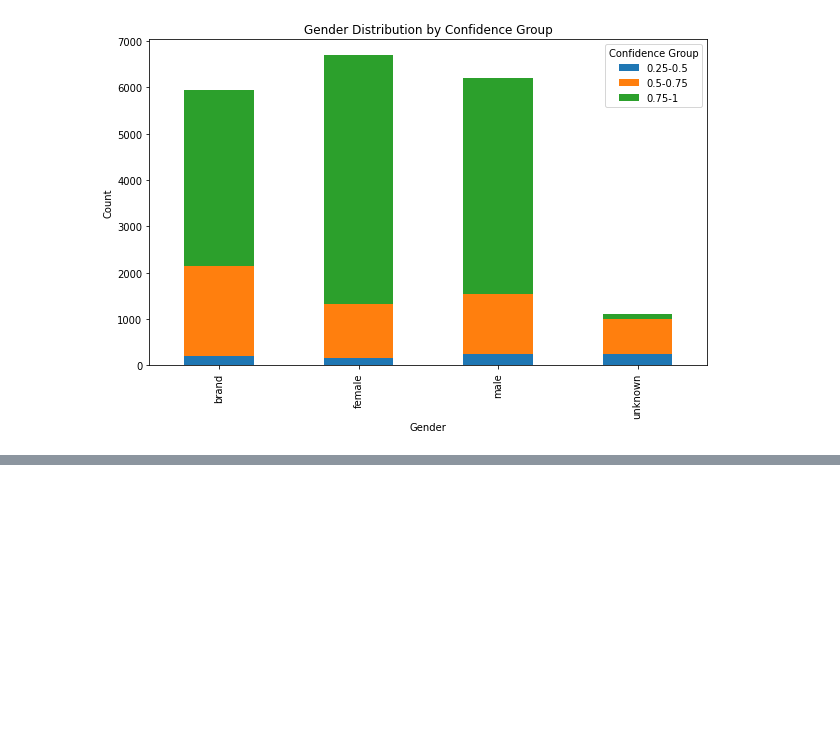
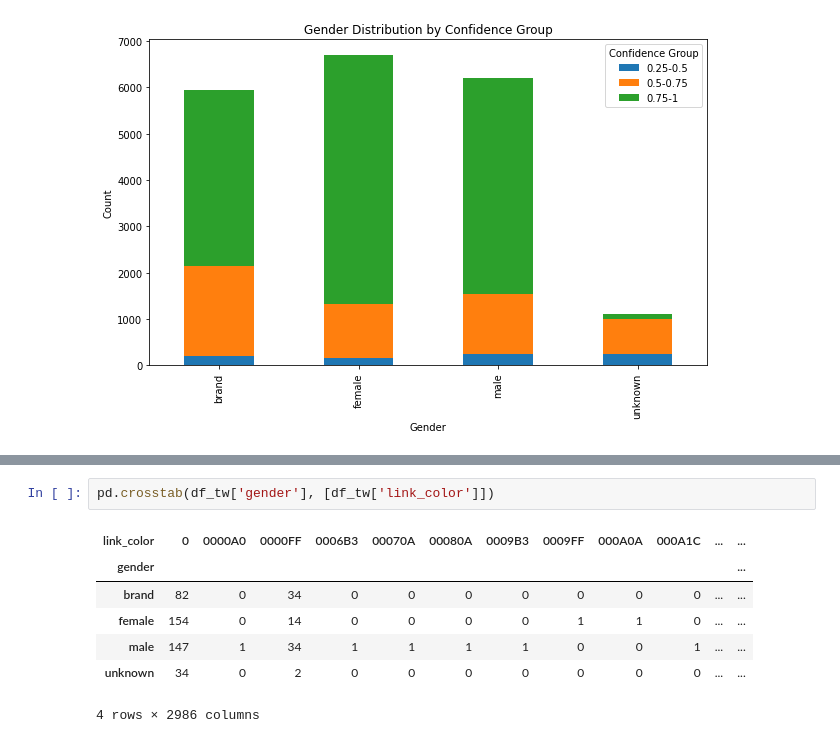
Before and after one commit to jsebastianquiroga/DEEP_LEARNING_PUJ, a Jupyter notebook: Notebook/DL_Twitter_Gender_Classification.ipynb, the cells around one changed output, grey strips where cells are left out. Saved outputs shown, nothing was run; the diff lists cells and outputs as text; blank space fills up the shorter version.

```diff
--- a/Notebook/DL_Twitter_Gender_Classification.ipynb
+++ b/Notebook/DL_Twitter_Gender_Classification.ipynb
@@ -389,3 +405,13 @@ plt.show()
+# %%
+pd.crosstab(df_tw['gender'], [df_tw['link_color']])
+# %% [output]
+| link_color | 0 | 0000A0 | 0000FF | 0006B3 | 00070A | 00080A | 0009B3 | 0009FF | 000A0A | 000A1C | ... | ... |
+| gender |  |  |  |  |  |  |  |  |  |  |  | ... |
+| brand | 82 | 0 | 34 | 0 | 0 | 0 | 0 | 0 | 0 | 0 | ... | ... |
+| female | 154 | 0 | 14 | 0 | 0 | 0 | 0 | 1 | 1 | 0 | ... | ... |
+| male | 147 | 1 | 34 | 1 | 1 | 1 | 1 | 0 | 0 | 1 | ... | ... |
+| unknown | 34 | 0 | 2 | 0 | 0 | 0 | 0 | 0 | 0 | 0 | ... | ... |
+4 rows × 2986 columns
 # %%
 # Create a violin plot of Tuition with a hue based on Is.Non.Annual.
 sns.violinplot(data=df_tw, x='gender', y='gender:confidence')
```
Also changed, not shown: parts of 5 cells of this notebook.
